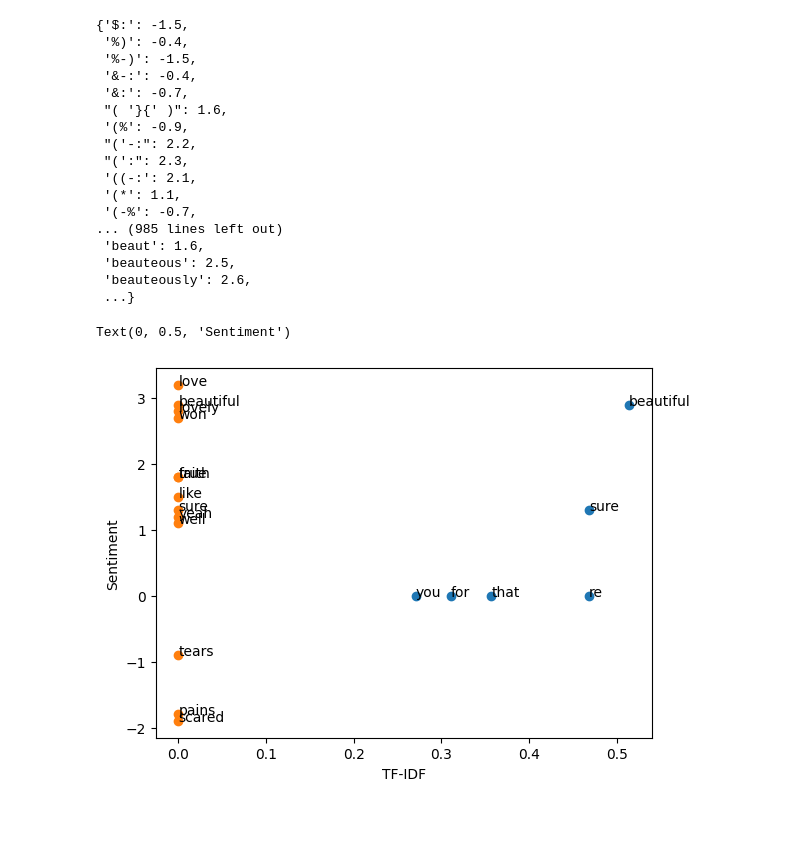
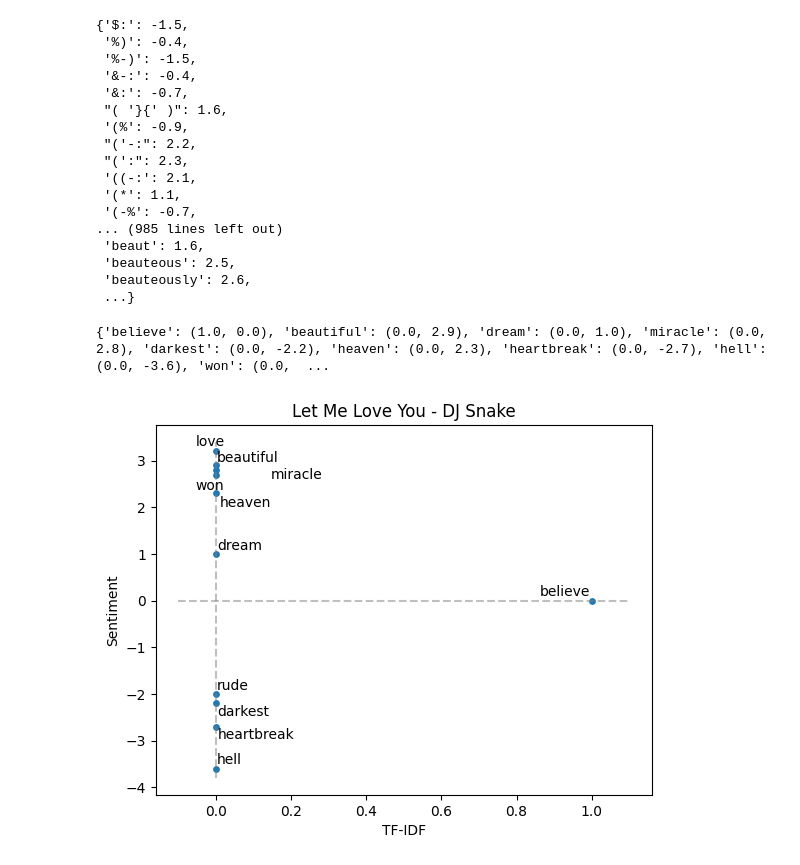
Before and after one commit to dprzygocka/DataInTheWild2023, a Jupyter notebook: Transformation/transformation.ipynb, the cells around one changed output. Drawn from its saved outputs; the diff is of its cells as text; code cells hidden in the pictures; blank space fills up the shorter version.

Commit message:
feat: transformation - wip3

```diff
--- a/Transformation/transformation.ipynb
+++ b/Transformation/transformation.ipynb
@@ -147,5 +147,8 @@ I'm Like a Bird
 Believing
 Sugar
 Let Me Love You
+# %%
+# Choose song for transformation and plotting
+this_song = four_songs[3]
 # %%
 # Full song lyric
@@ -171,6 +174,6 @@ I don't know where my home is
 # %%
 # Divide song lyrics into words, remove stopwords
-wordlist = vocabulary.words(four_songs[0])
+wordlist = vocabulary.words(this_song)
 # Removing stopwords is not recommended for sentiment analysis but we are not doing it here
 wordlist_no_stopwords = vocabulary.remove_stopwords(wordlist)
 print(f"{len(wordlist)=}, {len(wordlist_no_stopwords)=}")
@@ -206,7 +209,11 @@ alphabetical_counter
 # %%
 # Quantify importance of the word in the song
-vectorizer = TfidfVectorizer(stop_words=[], min_df=0.01)
-tf_idf = vectorizer.fit_transform(four_songs[0]["lyrics"])
+stop_words = vocabulary.stopwords()
+lyrics = [" ".join(s["lyrics"]) for s in songs]
+# Vectorize over all songs
+vectorizer = TfidfVectorizer(stop_words=stop_words, min_df=0.001)
+# tf(t,d) = count of t in d / number of words in d
+tf_idf = vectorizer.fit_transform(this_song['lyrics'])
 feature_names = vectorizer.get_feature_names_out()
 scores = tf_idf.toarray()[0]
 word_scores = dict(zip(feature_names, scores))
@@ -246,29 +248,33 @@ token_sentiment
  'beauteous': 2.5,
  'beauteously': 2.6,
  ...}
-# %%
-# TODO : use  adjustText for the plot
-
-# The most important words according to TF-IDF
-word_scores_sentiment = [token_sentiment[w] if w in token_sentiment else 0.0 for w in word_scores]
-plt.scatter(word_scores.values(), word_scores_sentiment)
-
-# Annotate each point with its word
-for i, (word, score) in enumerate(word_scores.items()):
-        plt.annotate(word, (score, word_scores_sentiment[i]))
-
-
-# Remaining words
-sentiment = [token_sentiment[w] if w in token_sentiment else 0.0 for w in wordlist]
-word_sentiment = {w: s for (w, s)  in zip(wordlist, sentiment) if s != 0.0}
-plt.scatter(np.zeros(len(word_sentiment)), word_sentiment.values())
-
-# Annotate each point with its word
-for i, (word, score) in enumerate(word_sentiment.items()):
-       plt.annotate(word, (0, score))
-
-plt.xlabel("TF-IDF")
-plt.ylabel("Sentiment")
-# %% [output]
-Text(0, 0.5, 'Sentiment')
-[figure, removed]
+# %%
+# From list of words for the song, get words with nonzero sentiment and words with nonzero TF-IDF score
+word_tfidf_sentiment = {}
+for w in wordlist_no_stopwords:
+    tf_idf = 0.0 if w not in word_scores else word_scores[w]
+    sentiment = 0.0 if w not in token_sentiment else token_sentiment[w]
+    if tf_idf == 0.0 == sentiment:
+        continue
+    word_tfidf_sentiment[w] = (tf_idf, sentiment)
+print(word_tfidf_sentiment)
+# %% [output]
+{'believe': (1.0, 0.0), 'beautiful': (0.0, 2.9), 'dream': (0.0, 1.0), 'miracle': (0.0, 2.8), 'darkest': (0.0, -2.2), 'heaven': (0.0, 2.3), 'heartbreak': (0.0, -2.7), 'hell': (0.0, -3.6), 'won': (0.0,  ...
+# %%
+tfidf_values, sentiment_values = zip(*word_tfidf_sentiment.values())
+plt.scatter(tfidf_values, sentiment_values, s=15)
+texts = []
+for w, (t, s) in zip(word_tfidf_sentiment.keys(), word_tfidf_sentiment.values()):
+    t = plt.annotate(w, (t, s), ha='center', va='center')
+    texts.append(t)
+adjust_text(texts)
+plt.xlabel("TF-IDF")
+plt.ylabel("Sentiment")
+plt.vlines(0, min(sentiment_values)-0.2, max(sentiment_values)+0.2, colors='grey', linestyles='dashed', alpha=0.5)
+plt.hlines(0, -0.1, max(tfidf_values)+0.1, colors='grey', linestyles='dashed', alpha=0.5)
+plt.title(f"{this_song['name']} - {this_song['artist']}")
+name = f"{this_song['name']}-{this_song['artist']}".lower().replace(" ", "_")
+# plt.savefig(fname=f"plots/{name}.png",bbox_inches='tight', dpi=300)
+plt.show()
+# %% [output]
+[figure, added]
```
Also changed, not shown: parts of 4 cells of this notebook, 6 other files.
